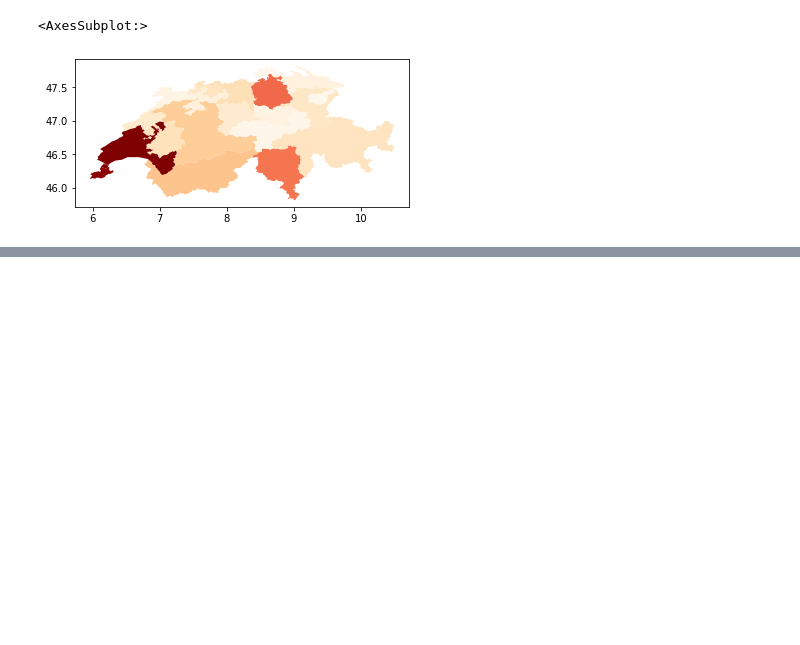
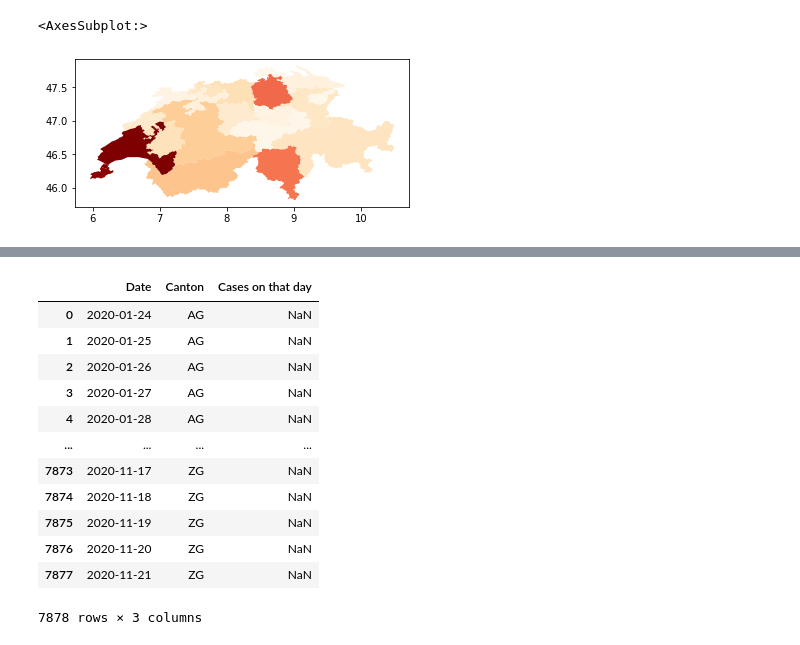
Before and after one commit to Ronnocsep/Covid19-Geospatial-Analysis, a Jupyter notebook: Switzerland Covid.ipynb, the cells around one changed output, grey strips where cells are left out. Saved outputs shown, nothing was run; the diff lists cells and outputs as text; code cells hidden in the pictures; blank space fills up the shorter version.

Commit message:
Implement daily cases functions

```diff
--- a/Switzerland Covid.ipynb
+++ b/Switzerland Covid.ipynb
@@ -270,0 +308,24 @@ get_plots_by_date_range("2020/01/24", todays_date)
+# %%
+#Use the functions defined in the daily cases file
+from Daily_Cases_Functions import make_df_across_all_cantons_and_dates
+
+start = pd.to_datetime("24/01/20", dayfirst=True).date()
+end = pd.to_datetime("21/11/20", dayfirst=True).date()
+
+covid_df_per_day = make_df_across_all_cantons_and_dates(start, end, cantons)
+
+covid_df_per_day
+# %% [output]
+|  | Date | Canton | Cases on that day |
+| 0 | 2020-01-24 | AG | NaN |
+| 1 | 2020-01-25 | AG | NaN |
+| 2 | 2020-01-26 | AG | NaN |
+| 3 | 2020-01-27 | AG | NaN |
+| 4 | 2020-01-28 | AG | NaN |
+| ... | ... | ... | ... |
+| 7873 | 2020-11-17 | ZG | NaN |
+| 7874 | 2020-11-18 | ZG | NaN |
+| 7875 | 2020-11-19 | ZG | NaN |
+| 7876 | 2020-11-20 | ZG | NaN |
+| 7877 | 2020-11-21 | ZG | NaN |
+7878 rows × 3 columns
```
Also changed, not shown: parts of 15 cells of this notebook, 2 other files.
